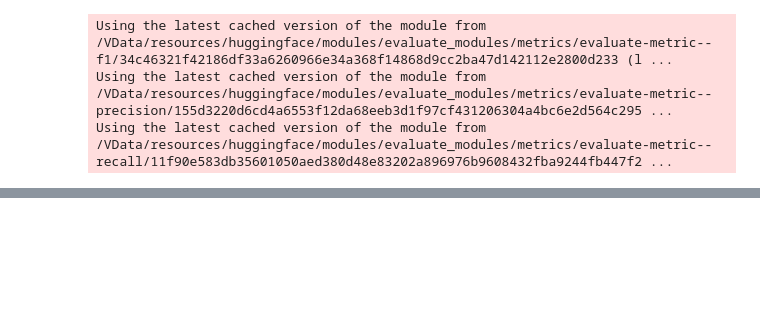
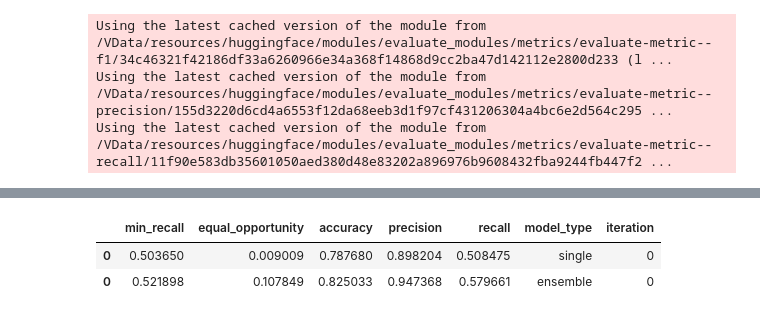
Before and after one commit to jhrystrom/oxonfair, a Jupyter notebook: examples/ensemble_playground.ipynb, the cells around one changed output, grey strips where cells are left out. Cells and saved outputs as stored; diff of their text form; code cells hidden in the pictures; blank space fills up the shorter version.

```diff
--- a/examples/ensemble_playground.ipynb
+++ b/examples/ensemble_playground.ipynb
@@ -287,0 +373,6 @@ Device set to use cuda:0
+# %%
+pd.concat(test_metrics)
+# %% [output]
+|  | min_recall | equal_opportunity | accuracy | precision | recall | model_type | iteration |
+| 0 | 0.503650 | 0.009009 | 0.787680 | 0.898204 | 0.508475 | single | 0 |
+| 0 | 0.521898 | 0.107849 | 0.825033 | 0.947368 | 0.579661 | ensemble | 0 |
```
Also changed, not shown: parts of 12 cells of this notebook, 10 other files.
